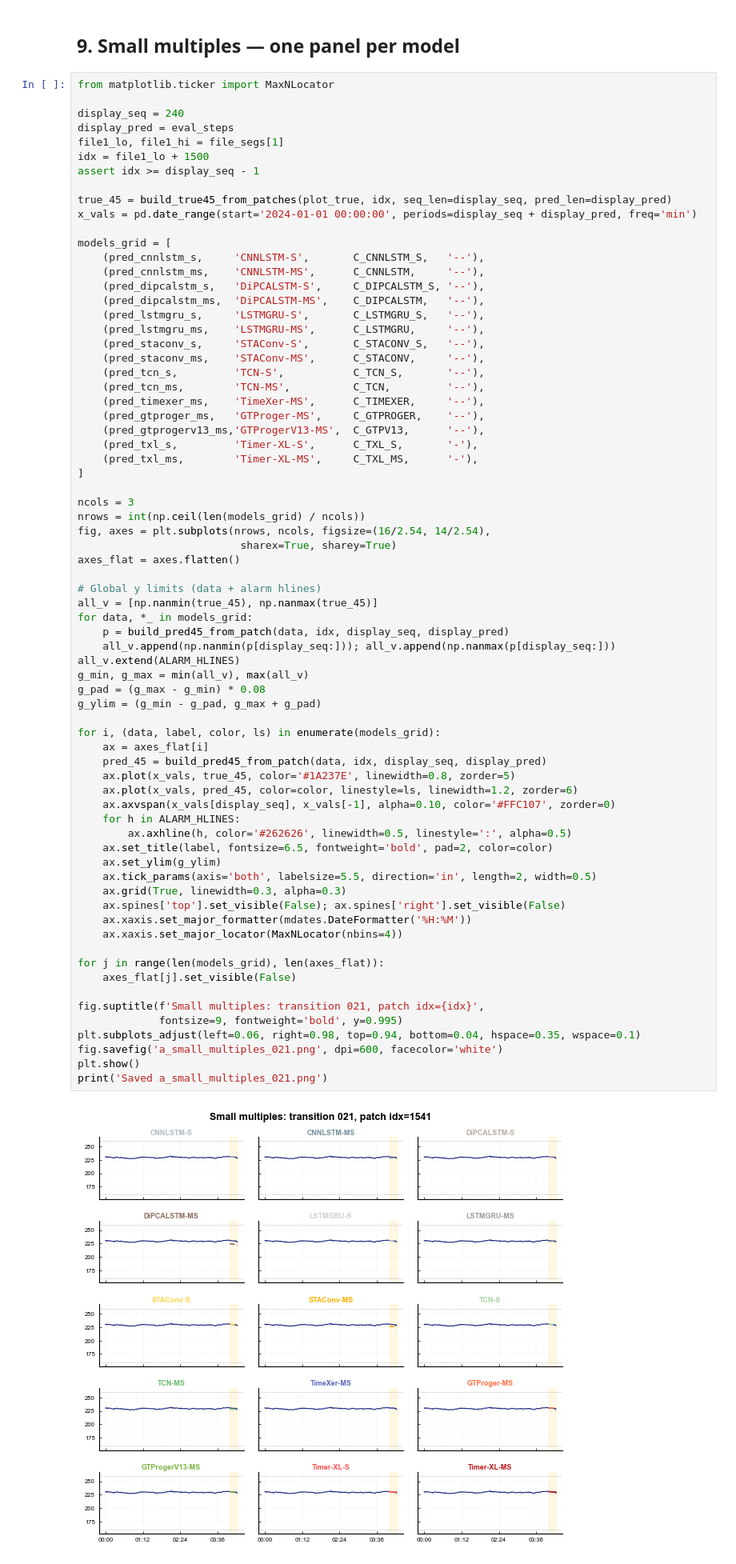
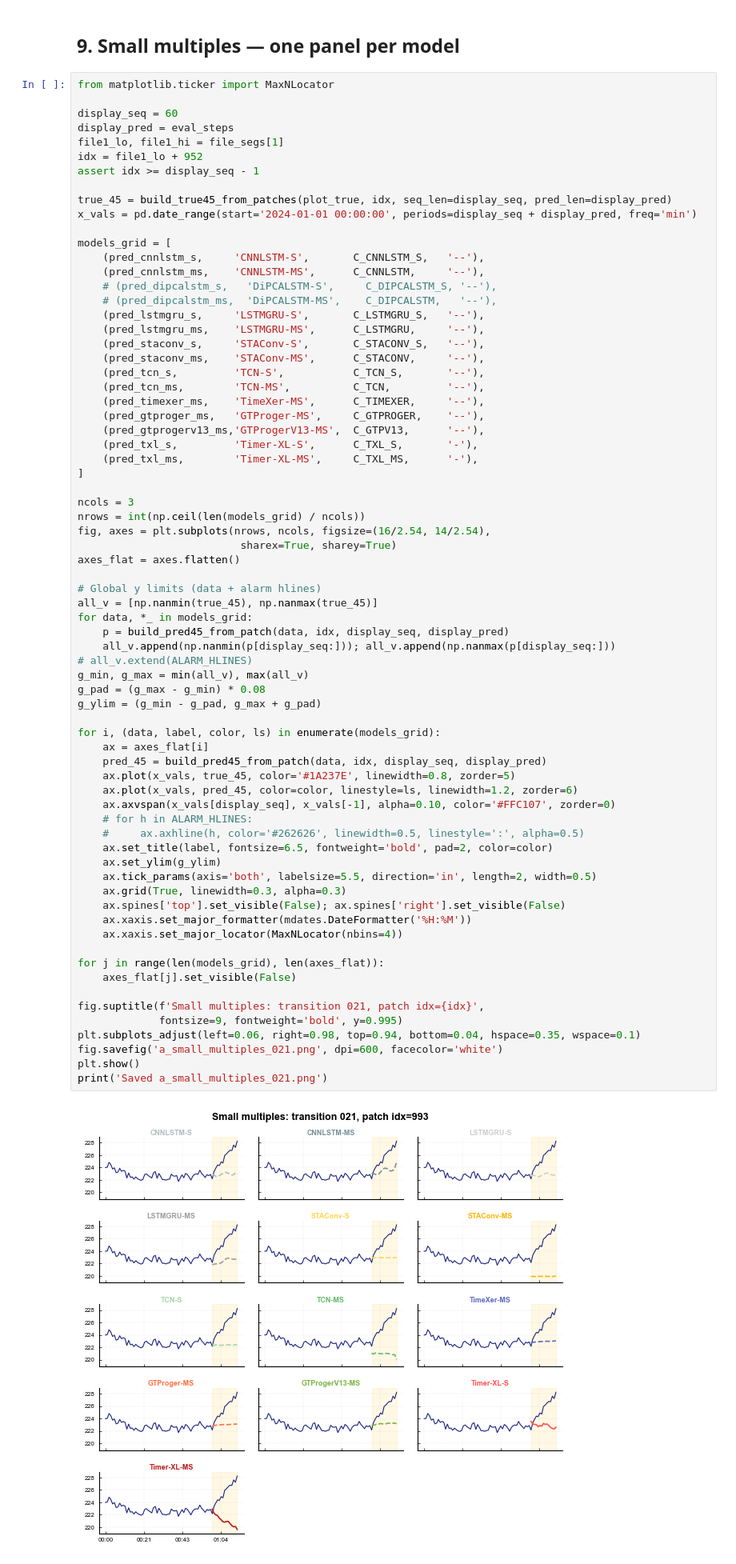
Before and after one commit to Moenea/TSFM, a Jupyter notebook: figures/PI10102/plot_fault_prognosis.ipynb, the cells around one changed output. Shown at 80% size. Saved outputs shown, nothing was run; the diff lists cells and outputs as text.

Commit message:
plot modification on plot_fault_prognosis.ipynb

```diff
--- a/figures/PI10102/plot_fault_prognosis.ipynb
+++ b/figures/PI10102/plot_fault_prognosis.ipynb
@@ -671,10 +810,10 @@ Saved a_error_heatmap_021.png
 # %%
 from matplotlib.ticker import MaxNLocator
 
-display_seq = 240
+display_seq = 60
 display_pred = eval_steps
 file1_lo, file1_hi = file_segs[1]
-idx = file1_lo + 1500
+idx = file1_lo + 952
 assert idx >= display_seq - 1
 
 true_45 = build_true45_from_patches(plot_true, idx, seq_len=display_seq, pred_len=display_pred)
@@ -683,8 +822,8 @@ x_vals = pd.date_range(start='2024-01-01 00:00:00', periods=display_seq + displa
 models_grid = [
     (pred_cnnlstm_s,     'CNNLSTM-S',       C_CNNLSTM_S,   '--'),
     (pred_cnnlstm_ms,    'CNNLSTM-MS',      C_CNNLSTM,     '--'),
-    (pred_dipcalstm_s,   'DiPCALSTM-S',     C_DIPCALSTM_S, '--'),
-    (pred_dipcalstm_ms,  'DiPCALSTM-MS',    C_DIPCALSTM,   '--'),
+    # (pred_dipcalstm_s,   'DiPCALSTM-S',     C_DIPCALSTM_S, '--'),
+    # (pred_dipcalstm_ms,  'DiPCALSTM-MS',    C_DIPCALSTM,   '--'),
     (pred_lstmgru_s,     'LSTMGRU-S',       C_LSTMGRU_S,   '--'),
     (pred_lstmgru_ms,    'LSTMGRU-MS',      C_LSTMGRU,     '--'),
     (pred_staconv_s,     'STAConv-S',       C_STACONV_S,   '--'),
@@ -709,38 +848,38 @@ all_v = [np.nanmin(true_45), np.nanmax(true_45)]
 for data, *_ in models_grid:
     p = build_pred45_from_patch(data, idx, display_seq, display_pred)
     all_v.append(np.nanmin(p[display_seq:])); all_v.append(np.nanmax(p[display_seq:]))
-all_v.extend(ALARM_HLINES)
+# all_v.extend(ALARM_HLINES)
 g_min, g_max = min(all_v), max(all_v)
 g_pad = (g_max - g_min) * 0.08
 g_ylim = (g_min - g_pad, g_max + g_pad)
 
 for i, (data, label, color, ls) in enumerate(models_grid):
     ax = axes_flat[i]
     pred_45 = build_pred45_from_patch(data, idx, display_seq, display_pred)
     ax.plot(x_vals, true_45, color='#1A237E', linewidth=0.8, zorder=5)
     ax.plot(x_vals, pred_45, color=color, linestyle=ls, linewidth=1.2, zorder=6)
     ax.axvspan(x_vals[display_seq], x_vals[-1], alpha=0.10, color='#FFC107', zorder=0)
-    for h in ALARM_HLINES:
-        ax.axhline(h, color='#262626', linewidth=0.5, linestyle=':', alpha=0.5)
+    # for h in ALARM_HLINES:
+    #     ax.axhline(h, color='#262626', linewidth=0.5, linestyle=':', alpha=0.5)
     ax.set_title(label, fontsize=6.5, fontweight='bold', pad=2, color=color)
     ax.set_ylim(g_ylim)
     ax.tick_params(axis='both', labelsize=5.5, direction='in', length=2, width=0.5)
     ax.grid(True, linewidth=0.3, alpha=0.3)
     ax.spines['top'].set_visible(False); ax.spines['right'].set_visible(False)
     ax.xaxis.set_major_formatter(mdates.DateFormatter('%H:%M'))
     ax.xaxis.set_major_locator(MaxNLocator(nbins=4))
 
 for j in range(len(models_grid), len(axes_flat)):
     axes_flat[j].set_visible(False)
 
 fig.suptitle(f'Small multiples: transition 021, patch idx={idx}',
              fontsize=9, fontweight='bold', y=0.995)
 plt.subplots_adjust(left=0.06, right=0.98, top=0.94, bottom=0.04, hspace=0.35, wspace=0.1)
 fig.savefig('a_small_multiples_021.png', dpi=600, facecolor='white')
 plt.show()
 print('Saved a_small_multiples_021.png')
 # %% [output]
-[figure, old version]
+[figure, new version]
 Saved a_small_multiples_021.png
 # %% [markdown]
 ## 10. Rolling-MAE ribbon over the longest transition
```
Also changed, not shown: parts of 9 cells of this notebook, 9 other files.
